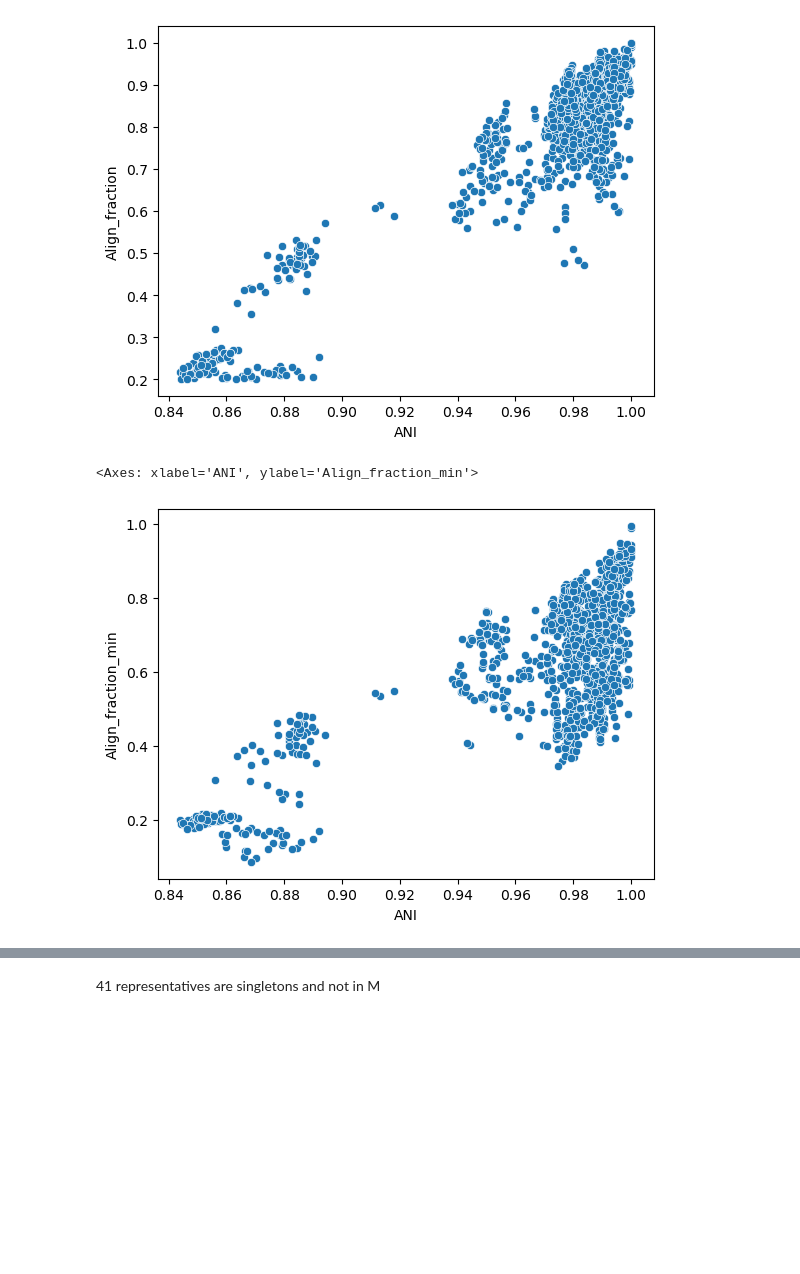
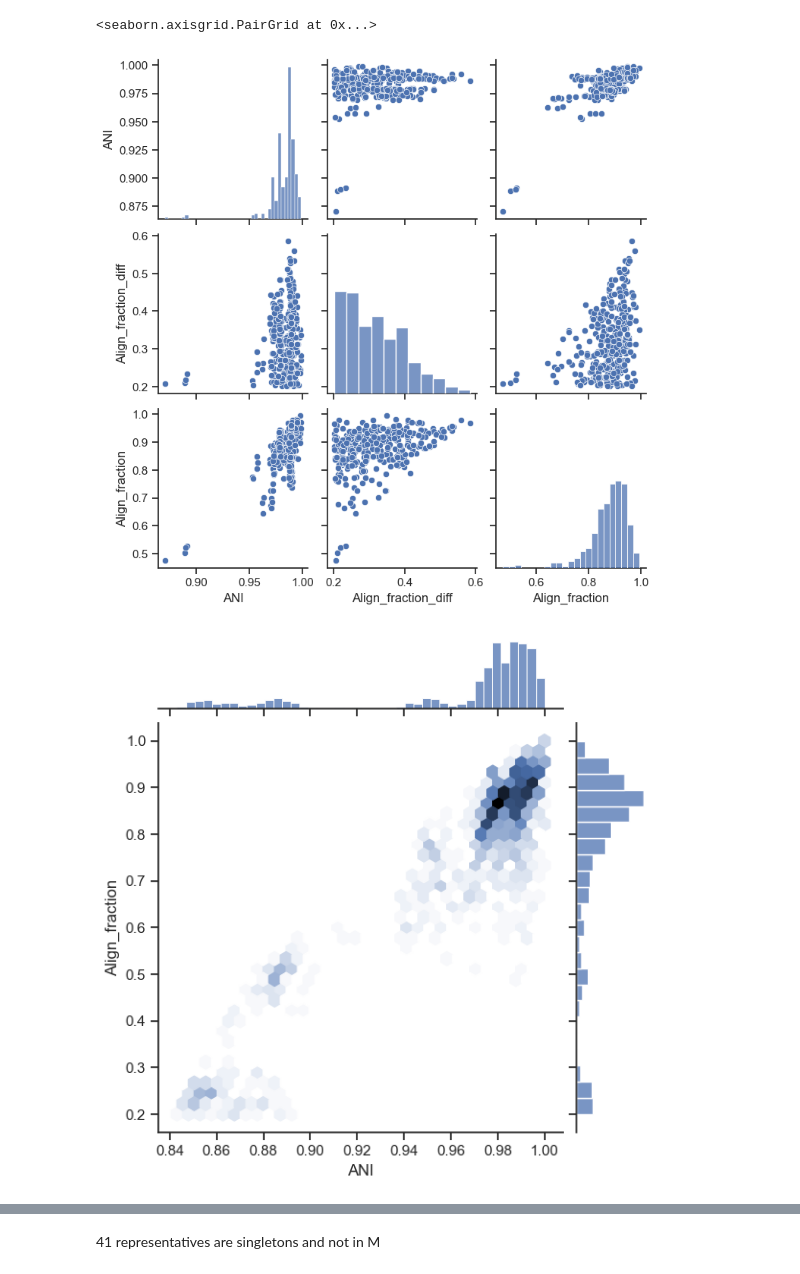
Before and after one commit to metagenome-atlas/Tutorial, a Jupyter notebook: Other/Analyze_binning.ipynb, the cells around one changed output, grey strips where cells are left out. Drawn from its saved outputs; the diff is of its cells as text; code cells hidden in the pictures; blank space fills up the shorter version.

```diff
--- a/Other/Analyze_binning.ipynb
+++ b/Other/Analyze_binning.ipynb
@@ -41,7 +27,7 @@ with open('../atlas_output_files.yaml') as file:
     files = yaml.safe_load(file)[atlas_version]
 
 
-data_dir = Path("../NewExample/")
+data_dir = Path("../DiarrheaExample/")
 
 for key1, value1 in files.items():
     if isinstance(value1, str):
@@ -61,0 +49,6 @@ bin_info = bin_info.join(bin2species)
+# %%
+vamb_bins= bin_info.reset_index().genome.str.extract(r"^(?P<sample>.+)_vamb_(?P<bingroup>G[1234])(?P<vamb_bin>\d+)$")
+bin_info["BinGroup"] = vamb_bins["bingroup"].values
+bin_info["VambBin"] = vamb_bins.eval("bingroup + vamb_bin").values
+
+#bin_info["VambBin"]= bin_info.index.map(lambda s: int(s.split("vamb_")[1]))
@@ -61,0 +63,10 @@ bin_info = bin_info.join(bin2species)
+# %%
+metric_columns= ['Completeness', 'Contamination',
+        'Coding_Density', #'Contig_N50',
+       'Average_Gene_Length', 'Genome_Size', 'GC_Content',
+       #'Total_Coding_Sequences',
+       'Quality_score',
+       'Ambigious_bases', 'logN50']
+
+sns.set_theme(style="ticks")
+sns.pairplot(bin_info.loc[bin_info.Representative.unique(), metric_columns ],corner=True,hue="Quality_score",diag_kws=dict(hue=None))
@@ -89,6 +100,6 @@ for level in range(2):
     index = M.index.levels[level]
     categories_to_drop = index.categories.difference(bin_info.index)
 
-    M.drop(categories_to_drop, level=level, inplace=True)
+    M.drop(categories_to_drop,axis=0, level=level, inplace=True)
 # %%
 M["Align_fraction_min"] = M[["Align_fraction_ref","Align_fraction_query"]].min(axis=1)
@@ -94,0 +107,5 @@ M["Align_fraction_min"] = M[["Align_fraction_ref","Align_fraction_query"]].min(a
+# %%
+sns.pairplot(M.query("Align_fraction_diff > 0.2")[["ANI", "Align_fraction_diff", "Align_fraction"]],)
+# %% [output]
+<seaborn.axisgrid.PairGrid at 0x...>
+[figure, added]
@@ -95,11 +139,9 @@ M["Align_fraction_min"] = M[["Align_fraction_ref","Align_fraction_query"]].min(a
 # %%
-sns.scatterplot(data=M, x= "ANI",y="Align_fraction")
+sns.jointplot(data=M, x= "ANI",y="Align_fraction", kind='hex')
 
 plt.show()
 
-sns.scatterplot(data=M, x= "ANI",y="Align_fraction_min")
+#sns.scatterplot(data=M, x= "ANI",y="Align_fraction_min")
 # %% [output]
-[figure, old version]
+[figure, new version]
-<Axes: xlabel='ANI', ylabel='Align_fraction_min'>
-[figure, removed]
 # %%
```
Also changed, not shown: parts of 30 cells of this notebook, 1 other file.
